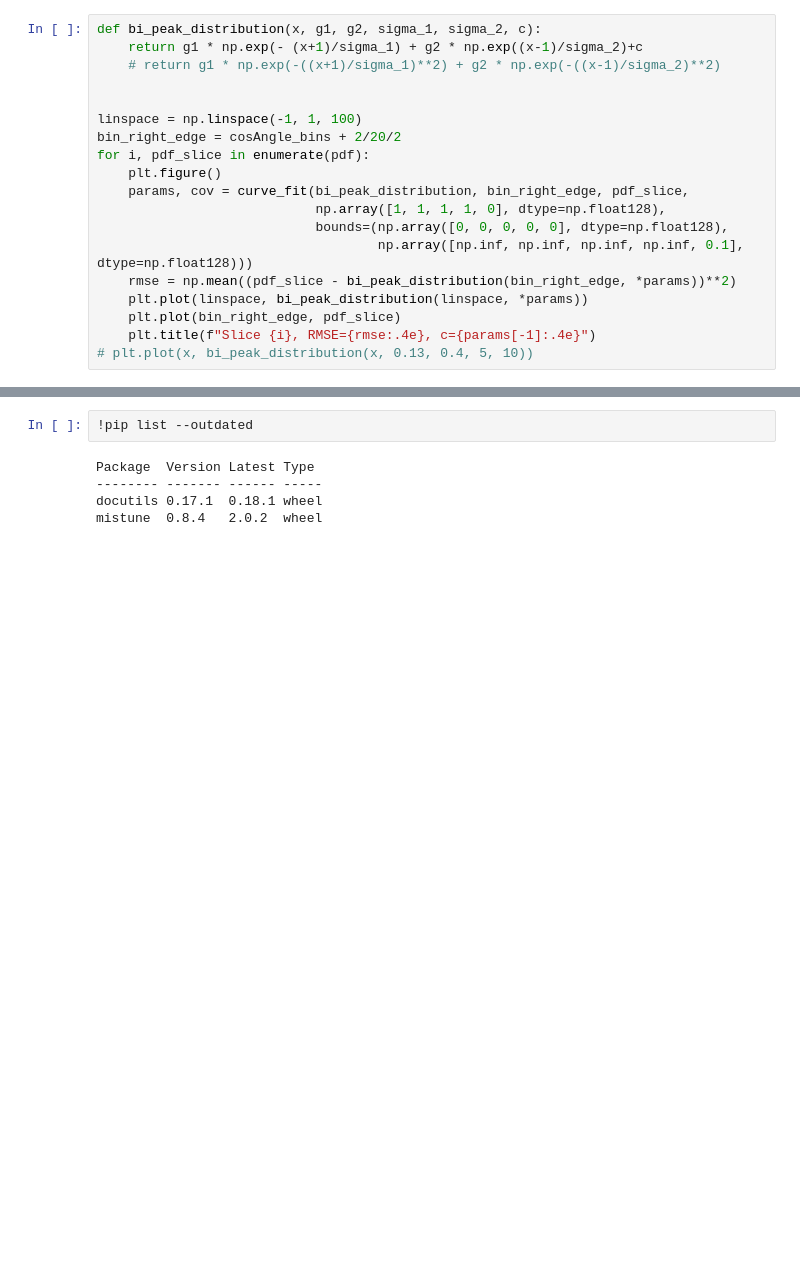
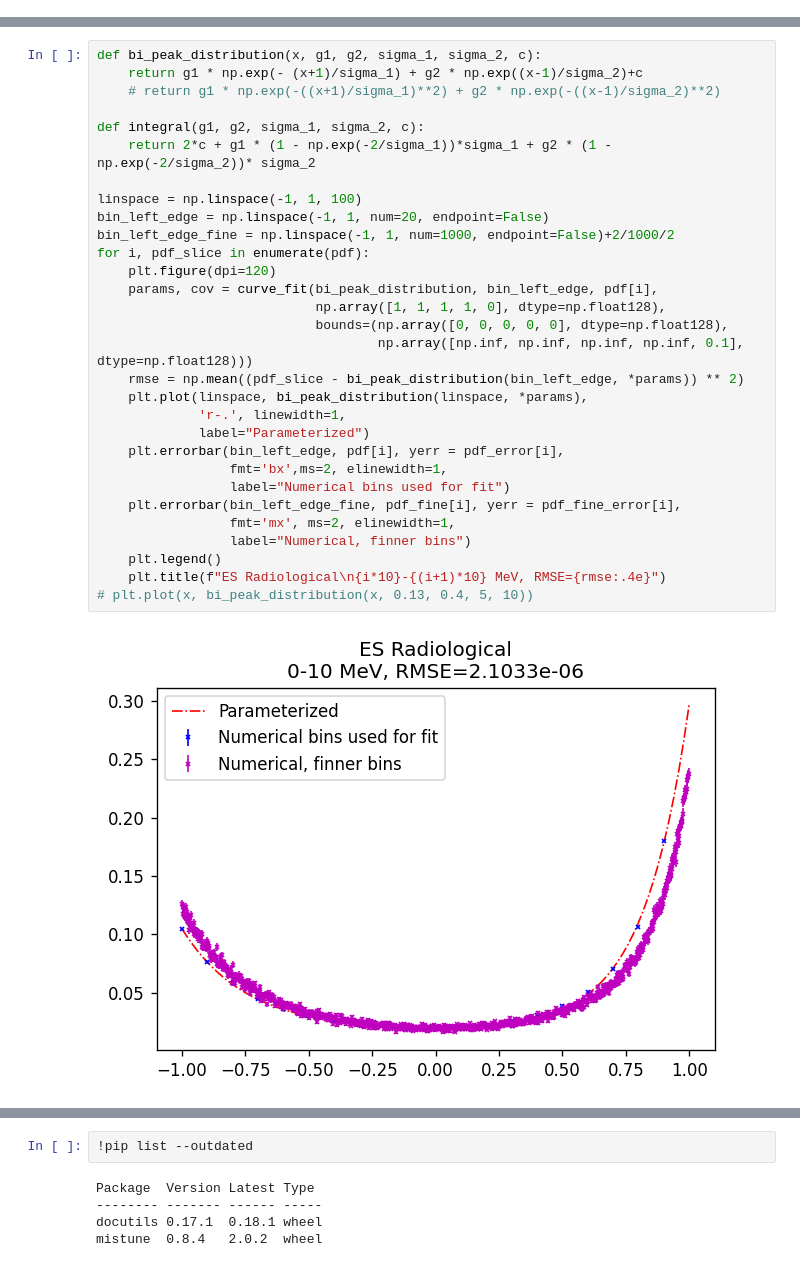
Before and after one commit to JamesJieranShen/SN_Pointing_PDFs, a Jupyter notebook: PDF_ES_radiological.ipynb, the cells around one changed output, grey strips where cells are left out. Saved outputs shown, nothing was run; the diff lists cells and outputs as text; blank space fills up the shorter version.

```diff
--- a/PDF_ES_radiological.ipynb
+++ b/PDF_ES_radiological.ipynb
@@ -71,19 +96,0 @@ for i, (pdf_slice, sample_size) in enumerate(zip(pdf, sample_size_per_bin)):
-# %%
-def bi_peak_distribution(x, g1, g2, sigma_1, sigma_2, c):
-    return g1 * np.exp(- (x+1)/sigma_1) + g2 * np.exp((x-1)/sigma_2)+c
-    # return g1 * np.exp(-((x+1)/sigma_1)**2) + g2 * np.exp(-((x-1)/sigma_2)**2)
-
-
-linspace = np.linspace(-1, 1, 100)
-bin_right_edge = cosAngle_bins + 2/20/2
-for i, pdf_slice in enumerate(pdf):
-    plt.figure()
-    params, cov = curve_fit(bi_peak_distribution, bin_right_edge, pdf_slice,
-                            np.array([1, 1, 1, 1, 0], dtype=np.float128),
-                            bounds=(np.array([0, 0, 0, 0, 0], dtype=np.float128),
-                                    np.array([np.inf, np.inf, np.inf, np.inf, 0.1], dtype=np.float128)))
-    rmse = np.mean((pdf_slice - bi_peak_distribution(bin_right_edge, *params))**2)
-    plt.plot(linspace, bi_peak_distribution(linspace, *params))
-    plt.plot(bin_right_edge, pdf_slice)
-    plt.title(f"Slice {i}, RMSE={rmse:.4e}, c={params[-1]:.4e}")
-# plt.plot(x, bi_peak_distribution(x, 0.13, 0.4, 5, 10))
@@ -97,0 +97,32 @@ for i, pdf_slice in enumerate(pdf):
+# %%
+def bi_peak_distribution(x, g1, g2, sigma_1, sigma_2, c):
+    return g1 * np.exp(- (x+1)/sigma_1) + g2 * np.exp((x-1)/sigma_2)+c
+    # return g1 * np.exp(-((x+1)/sigma_1)**2) + g2 * np.exp(-((x-1)/sigma_2)**2)
+
+def integral(g1, g2, sigma_1, sigma_2, c):
+    return 2*c + g1 * (1 - np.exp(-2/sigma_1))*sigma_1 + g2 * (1 - np.exp(-2/sigma_2))* sigma_2
+
+linspace = np.linspace(-1, 1, 100)
+bin_left_edge = np.linspace(-1, 1, num=20, endpoint=False)
+bin_left_edge_fine = np.linspace(-1, 1, num=1000, endpoint=False)+2/1000/2
+for i, pdf_slice in enumerate(pdf):
+    plt.figure(dpi=120)
+    params, cov = curve_fit(bi_peak_distribution, bin_left_edge, pdf[i],
+                            np.array([1, 1, 1, 1, 0], dtype=np.float128),
+                            bounds=(np.array([0, 0, 0, 0, 0], dtype=np.float128),
+                                    np.array([np.inf, np.inf, np.inf, np.inf, 0.1], dtype=np.float128)))
+    rmse = np.mean((pdf_slice - bi_peak_distribution(bin_left_edge, *params)) ** 2)
+    plt.plot(linspace, bi_peak_distribution(linspace, *params),
+             'r-.', linewidth=1,
+             label="Parameterized")
+    plt.errorbar(bin_left_edge, pdf[i], yerr = pdf_error[i],
+                 fmt='bx',ms=2, elinewidth=1,
+                 label="Numerical bins used for fit")
+    plt.errorbar(bin_left_edge_fine, pdf_fine[i], yerr = pdf_fine_error[i],
+                 fmt='mx', ms=2, elinewidth=1,
+                 label="Numerical, finner bins")
+    plt.legend()
+    plt.title(f"ES Radiological\n{i*10}-{(i+1)*10} MeV, RMSE={rmse:.4e}")
+# plt.plot(x, bi_peak_distribution(x, 0.13, 0.4, 5, 10))
+# %% [output]
+[figure, added]
```
Also changed, not shown: parts of 9 cells of this notebook, 5 other files.
